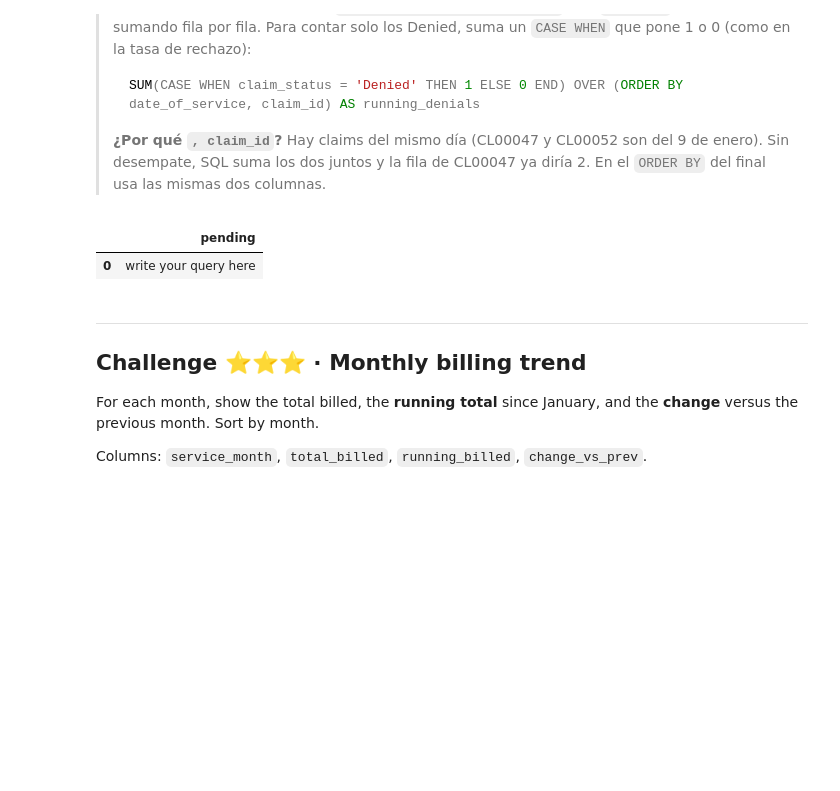
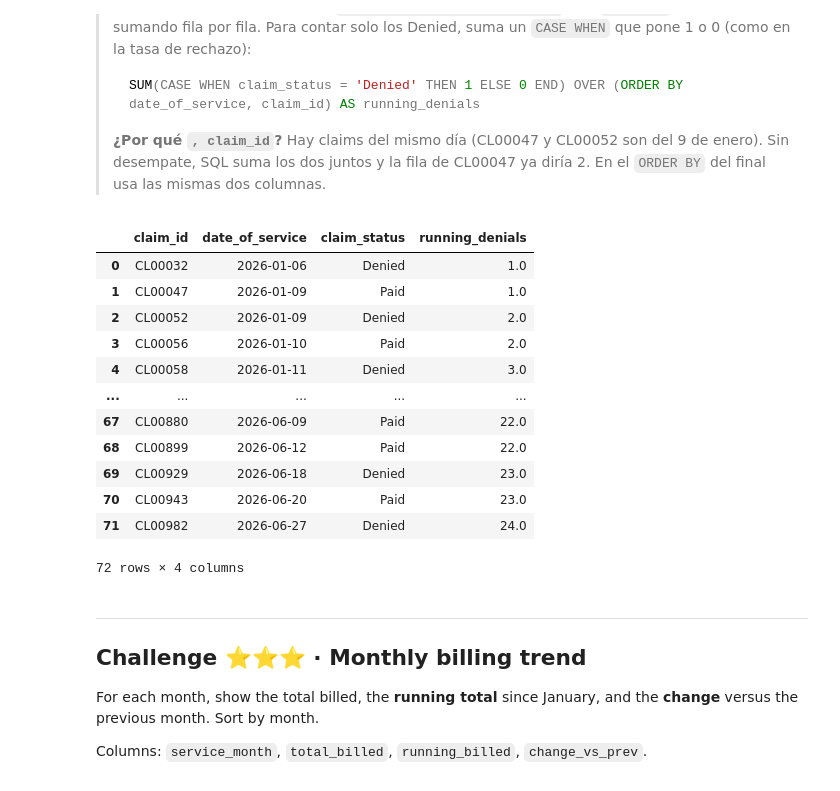
Before and after one commit to jsucso-data/sql-healthcare, a Jupyter notebook: exercises/07_window_functions.ipynb, the cells around one changed output. Saved outputs shown, nothing was run; the diff lists cells and outputs as text; code cells hidden in the pictures; blank space fills up the shorter version.

```diff
--- a/exercises/07_window_functions.ipynb
+++ b/exercises/07_window_functions.ipynb
@@ -276,11 +312,27 @@ Columns: `claim_id`, `date_of_service`, `claim_status`, `running_denials`.
 > En el `ORDER BY` del final usa las mismas dos columnas.
 # %%
 duckdb.sql("""
-    SELECT 'write your query here' AS pending
+    SELECT claim_id, date_of_service, claim_status,
+    SUM( CASE WHEN claim_status = 'Denied' THEN 1 ELSE 0 END) OVER (ORDER BY date_of_service, claim_id) AS running_denials
+    FROM claims
+    WHERE provider_id = 'PR007'
+    ORDER BY date_of_service
+
 """).df()
 # %% [output]
-|  | pending |
-| 0 | write your query here |
+|  | claim_id | date_of_service | claim_status | running_denials |
+| 0 | CL00032 | 2026-01-06 | Denied | 1.0 |
+| 1 | CL00047 | 2026-01-09 | Paid | 1.0 |
+| 2 | CL00052 | 2026-01-09 | Denied | 2.0 |
+| 3 | CL00056 | 2026-01-10 | Paid | 2.0 |
+| 4 | CL00058 | 2026-01-11 | Denied | 3.0 |
+| ... | ... | ... | ... | ... |
+| 67 | CL00880 | 2026-06-09 | Paid | 22.0 |
+| 68 | CL00899 | 2026-06-12 | Paid | 22.0 |
+| 69 | CL00929 | 2026-06-18 | Denied | 23.0 |
+| 70 | CL00943 | 2026-06-20 | Paid | 23.0 |
+| 71 | CL00982 | 2026-06-27 | Denied | 24.0 |
+72 rows × 4 columns
 # %% [markdown]
 ---
 ## Challenge ⭐⭐⭐ · Monthly billing trend
```
Also changed, not shown: parts of 4 cells of this notebook.
